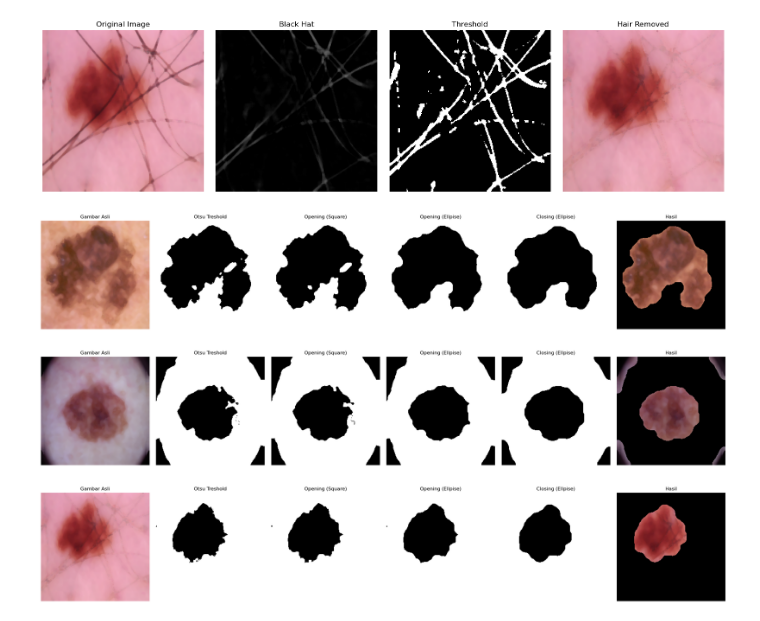
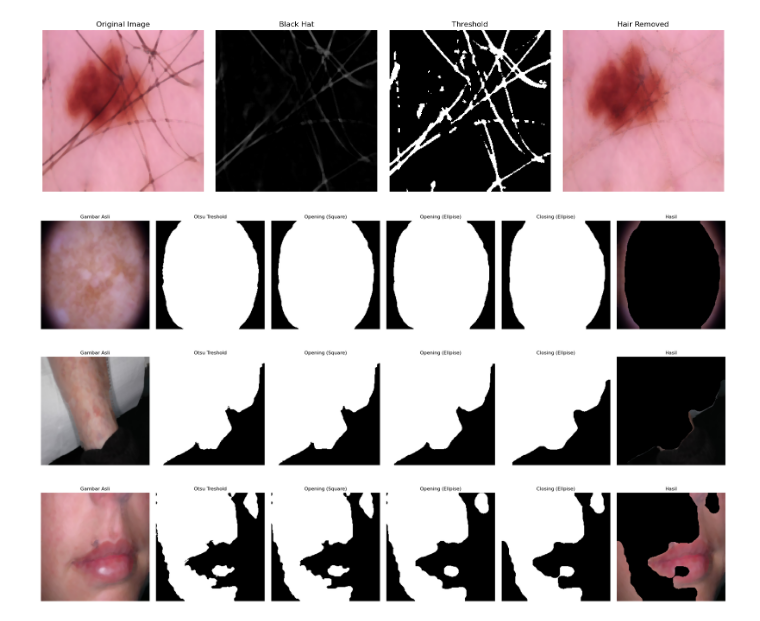
Before and after one commit to drithh/skin-cancer-classification, a Jupyter notebook: preprocessing.ipynb, the cells around one changed output. Drawn from its saved outputs; the diff is of its cells as text; code cells hidden in the pictures.

```diff
--- a/preprocessing.ipynb
+++ b/preprocessing.ipynb
@@ -31,18 +31,19 @@ image_3_removed_hair = hair_removal(image_3_median_filtered_image, debug=True)
 # %%
 import cv2
 import numpy as np
 from preprocessing import preprocess_image
 
 # Read the original image
-image_1 = cv2.imread('./data/raw/train/malignant/975.jpg')
-image_2 = cv2.imread('./data/raw/train/malignant/1476.jpg')
-image_3 = cv2.imread("./data/raw/test/benign/303.jpg")
+image_1 = cv2.imread('./data/raw/train/malignant/840.jpg')
+image_2 = cv2.imread('./data/raw/train/malignant/768.jpg')
+image_3 = cv2.imread('./data/raw/train/malignant/725.jpg')
+# image_3 = cv2.imread("./data/raw/test/benign/725.jpg")
 
 
 result_1 = preprocess_image(image_1, debug=True)
 result_2 = preprocess_image(image_2, debug=True)
 result_3 = preprocess_image(image_3, debug=True)
 # %% [output]
-[figure, old version]
+[figure, new version]
-[figure, old version]
+[figure, new version]
-[figure, old version]
+[figure, new version]
```
Also changed, not shown: 4 other files.
